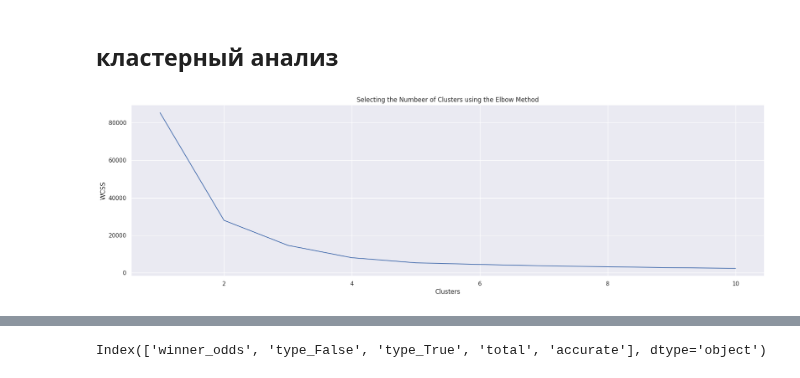
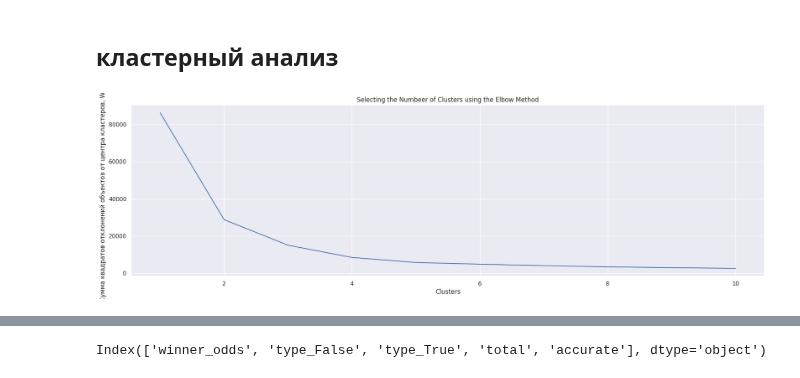
Before and after one commit to vn322/Sport-University, a Jupyter notebook: predictors.ipynb, the cells around one changed output, grey strips where cells are left out. Cells and saved outputs as stored; diff of their text form; code cells hidden in the pictures.

```diff
--- a/predictors.ipynb
+++ b/predictors.ipynb
@@ -16,0 +18,4 @@ import matplotlib.pyplot as plt
+# %%
+plt.figure(figsize=(14, 6))
+
+sns.set(font_scale=1.5)
@@ -474,19 +479,19 @@ for i in range(1, 11):
 # %%
 wcss = []
 
 
 for i in range(1, 11):
     kmeans = KMeans(n_clusters=i, init='k-means++', max_iter=500, n_init=20, random_state=0)
     kmeans.fit(X)
     wcss.append(kmeans.inertia_)
 
 
 sns.set()
 
 plt.plot(range(1, 11), wcss)
 plt.title('Selecting the Numbeer of Clusters using the Elbow Method')
 plt.xlabel('Clusters')
-plt.ylabel('WCSS')
+plt.ylabel('Сумма квадратов отклонений объектов от центра кластеров, WCSS')
 plt.show()
 # %% [output]
-[figure, old version]
+[figure, new version]
```
Also changed, not shown: parts of 36 cells of this notebook.
